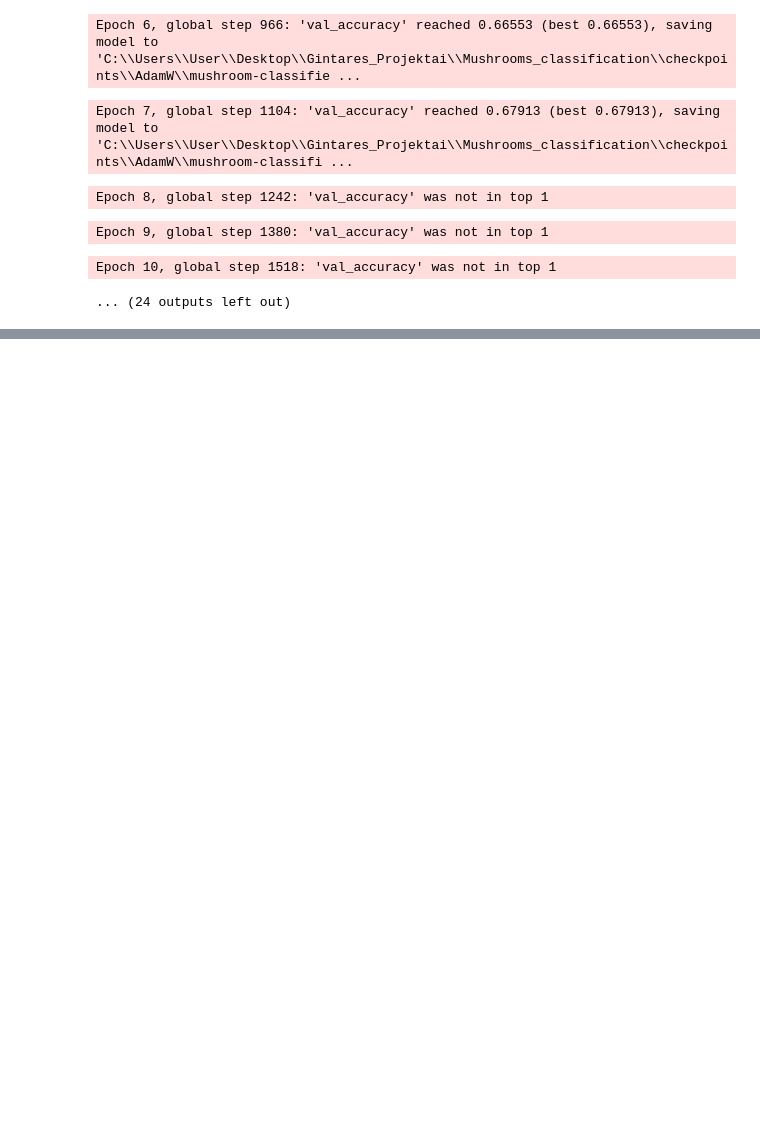
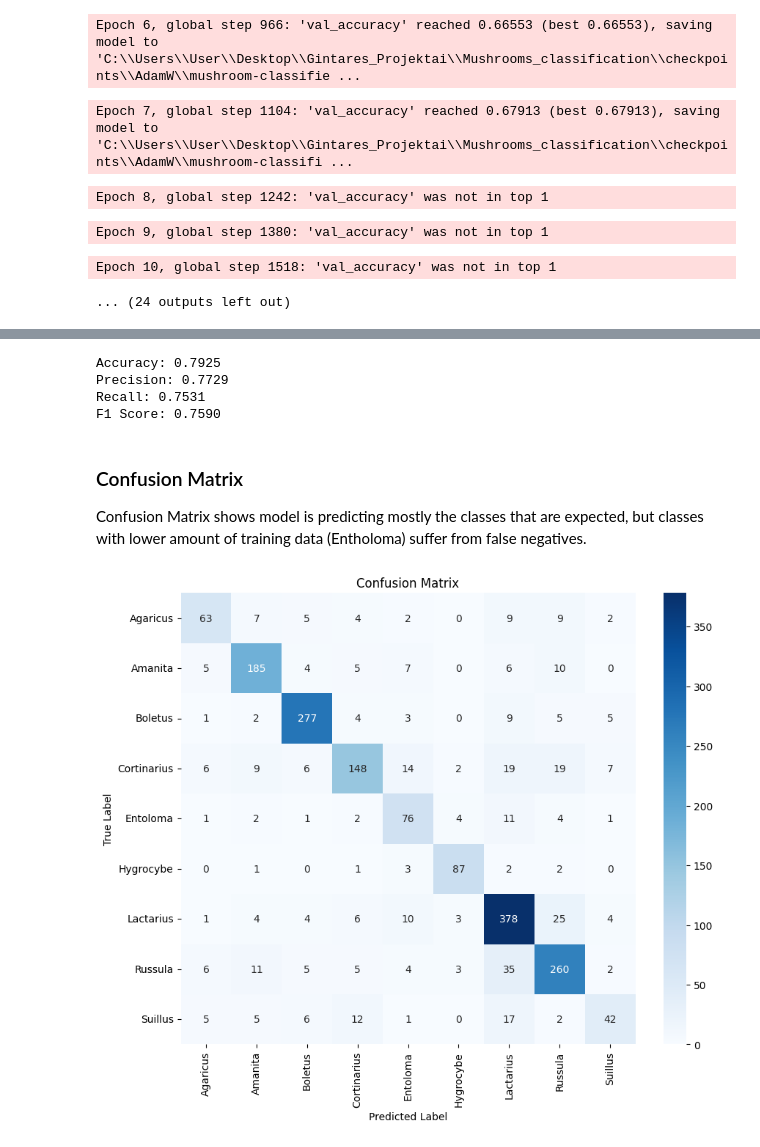
Before and after one commit to gkukse/Mushrooms_classification, a Jupyter notebook: Model.ipynb, the cells around one changed output, grey strips where cells are left out. Saved outputs shown, nothing was run; the diff lists cells and outputs as text; code cells hidden in the pictures; blank space fills up the shorter version.

```diff
--- a/Model.ipynb
+++ b/Model.ipynb
@@ -558,0 +510,6 @@ F1 Score: 0.6722
+# %%
+if save_number == 1:
+    best_adamW_tuned_model = MyLightningModule_Tuning.load_from_checkpoint("checkpoints\Tuned_AdamW\\mushroom-classifier-epoch=31-val_accuracy=0.80.ckpt")
+    torch.save(best_adamW_tuned_model, 'best_adamW_tuned_model.pth')
+else:
+    best_adamW_tuned_model = torch.load('best_adamW_tuned_model.pth')
@@ -558,0 +528,14 @@ F1 Score: 0.6722
+# %%
+help_tool.get_model_metrics(best_adamW_tuned_model, test_dataset, batch_size)
+# %% [output]
+Accuracy: 0.7925
+Precision: 0.7729
+Recall: 0.7531
+F1 Score: 0.7590
+# %% [markdown]
+### Confusion Matrix
+Confusion Matrix shows model is predicting mostly the classes that are expected, but classes with lower amount of training data (Entholoma) suffer from false negatives.
+# %%
+help_tool.confusion_matrix_plot(best_adamW_tuned_model, test_dataset, test_loader)
+# %% [output]
+[figure, added]
```
Also changed, not shown: parts of 72 cells of this notebook, 6 other files.
